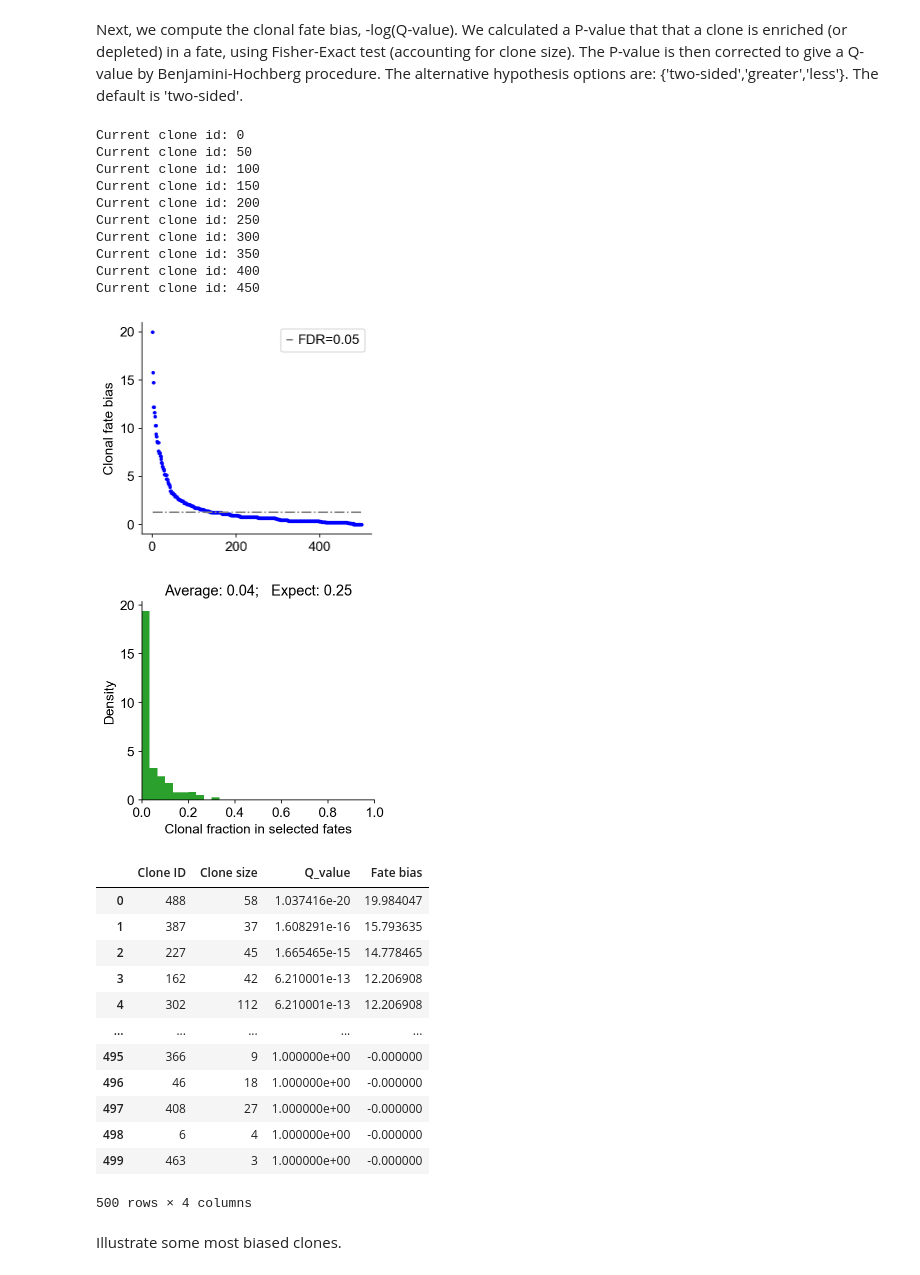
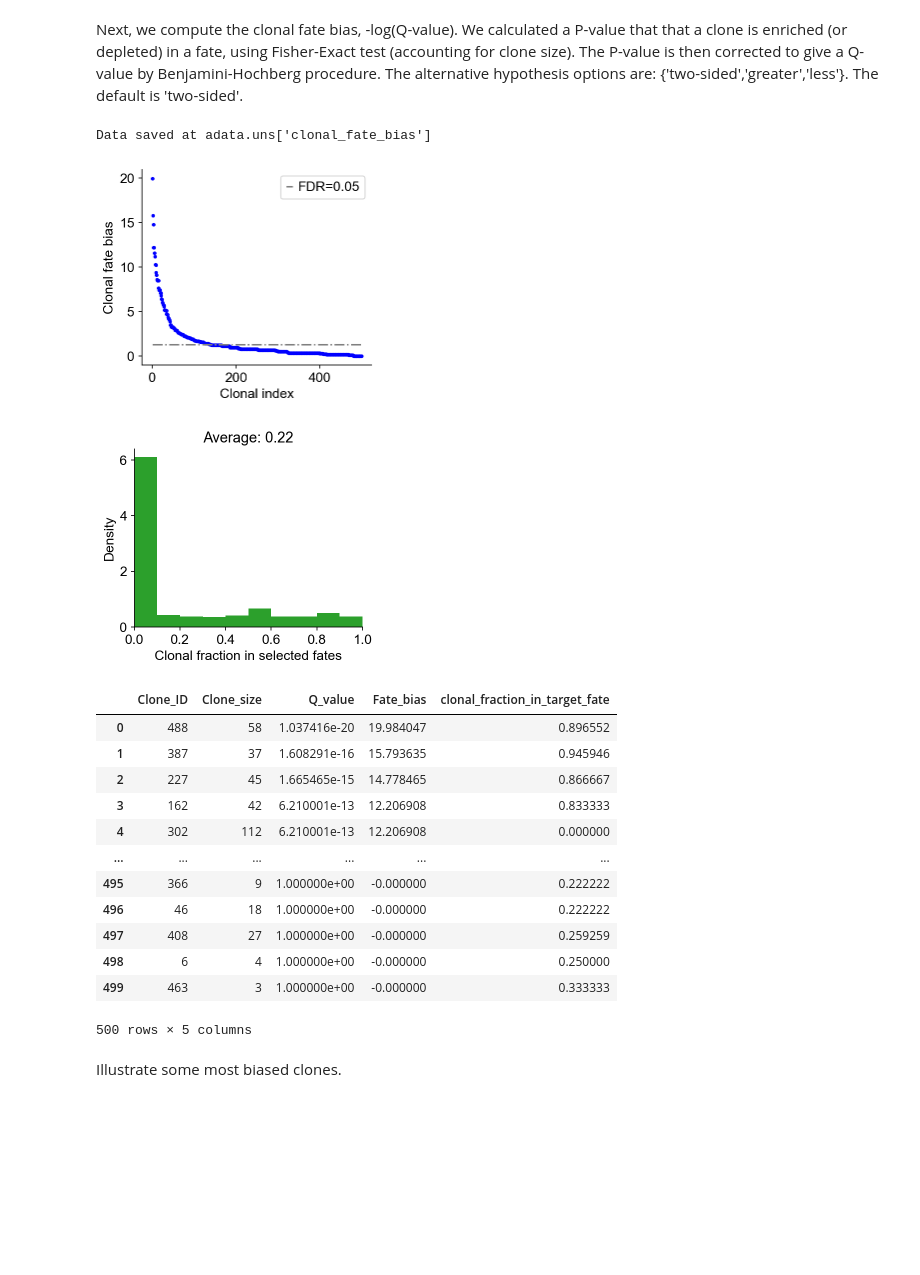
Before and after one commit to AllonKleinLab/cospar, a Jupyter notebook: docs/source/20211010_clonal_analysis.ipynb, the cells around one changed output. Cells and saved outputs as stored; diff of their text form; code cells hidden in the pictures; blank space fills up the shorter version.

```diff
--- a/docs/source/20211010_clonal_analysis.ipynb
+++ b/docs/source/20211010_clonal_analysis.ipynb
@@ -63,36 +64,29 @@ parent_map, node_mapping=cs.pl.fate_hierarchy_from_clones(adata_orig,selected_ti
 # %% [markdown]
 Next, we compute the clonal fate bias, -log(Q-value). We calculated a P-value that that a clone is enriched (or depleted) in a fate, using Fisher-Exact test (accounting for clone size). The P-value is then corrected to give a Q-value by Benjamini-Hochberg procedure. The alternative hypothesis options are: {'two-sided','greater','less'}. The default is 'two-sided'.
 # %%
-result=cs.pl.clonal_fate_bias(adata_orig,selected_fate='Monocyte',alternative='two-sided')
+cs.tl.clonal_fate_bias(adata_orig,selected_fate='Monocyte',alternative='two-sided') # compute the fate hierarchy
+cs.pl.clonal_fate_bias(adata_orig) # actually plot the hierarchy
 # %% [output]
-Current clone id: 0
-Current clone id: 50
-Current clone id: 100
-Current clone id: 150
-Current clone id: 200
-Current clone id: 250
-Current clone id: 300
-Current clone id: 350
-Current clone id: 400
-Current clone id: 450
+Data saved at adata.uns['clonal_fate_bias']
-[figure, old version]
+[figure, new version]
-[figure, old version]
+[figure, new version]
 # %%
+result=adata_orig.uns['clonal_fate_bias']
 result
 # %% [output]
-|  | Clone ID | Clone size | Q_value | Fate bias |
-| 0 | 488 | 58 | 1.037416e-20 | 19.984047 |
-| 1 | 387 | 37 | 1.608291e-16 | 15.793635 |
-| 2 | 227 | 45 | 1.665465e-15 | 14.778465 |
-| 3 | 162 | 42 | 6.210001e-13 | 12.206908 |
-| 4 | 302 | 112 | 6.210001e-13 | 12.206908 |
-| ... | ... | ... | ... | ... |
-| 495 | 366 | 9 | 1.000000e+00 | -0.000000 |
-| 496 | 46 | 18 | 1.000000e+00 | -0.000000 |
-| 497 | 408 | 27 | 1.000000e+00 | -0.000000 |
-| 498 | 6 | 4 | 1.000000e+00 | -0.000000 |
-| 499 | 463 | 3 | 1.000000e+00 | -0.000000 |
+|  | Clone_ID | Clone_size | Q_value | Fate_bias | clonal_fraction_in_target_fate |
+| 0 | 488 | 58 | 1.037416e-20 | 19.984047 | 0.896552 |
+| 1 | 387 | 37 | 1.608291e-16 | 15.793635 | 0.945946 |
+| 2 | 227 | 45 | 1.665465e-15 | 14.778465 | 0.866667 |
+| 3 | 162 | 42 | 6.210001e-13 | 12.206908 | 0.833333 |
+| 4 | 302 | 112 | 6.210001e-13 | 12.206908 | 0.000000 |
+| ... | ... | ... | ... | ... | ... |
+| 495 | 366 | 9 | 1.000000e+00 | -0.000000 | 0.222222 |
+| 496 | 46 | 18 | 1.000000e+00 | -0.000000 | 0.222222 |
+| 497 | 408 | 27 | 1.000000e+00 | -0.000000 | 0.259259 |
+| 498 | 6 | 4 | 1.000000e+00 | -0.000000 | 0.250000 |
+| 499 | 463 | 3 | 1.000000e+00 | -0.000000 | 0.333333 |
-500 rows × 4 columns
+500 rows × 5 columns
 # %% [markdown]
 Illustrate some most biased clones.
 # %%
```
Also changed, not shown: parts of 5 cells of this notebook, 11 other files.
